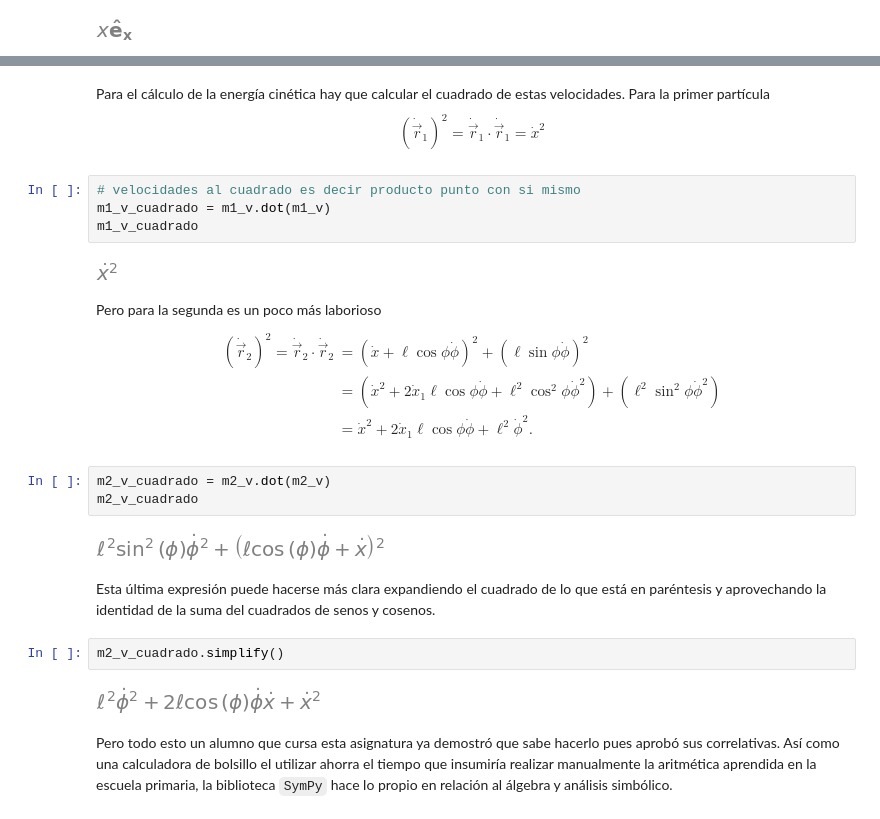
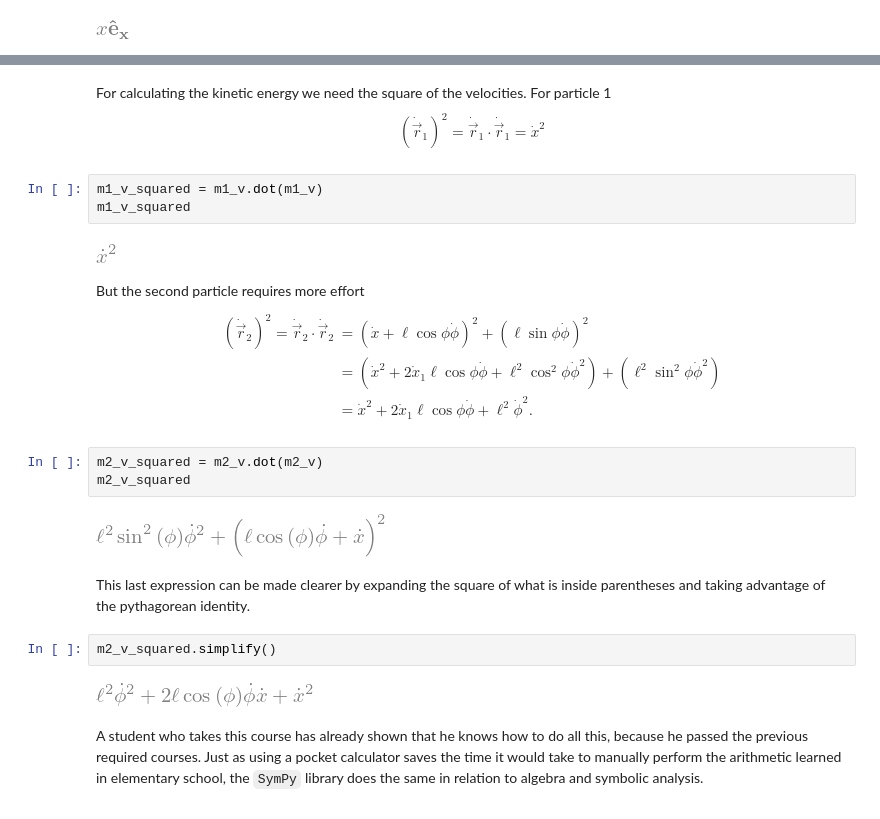
Before and after one commit to unlam/ComputationalAnalyticalMechanics, a Jupyter notebook: 02Energy/kineticEnergy.ipynb, the cells around one changed output, grey strips where cells are left out. Cells and saved outputs as stored; diff of their text form.

```diff
--- a/02Energy/kineticEnergy.ipynb
+++ b/02Energy/kineticEnergy.ipynb
@@ -301,17 +298,16 @@ m2_v
 # %% [markdown]
-Para el cálculo de la energía cinética hay que calcular el cuadrado de estas velocidades.
-Para la primer partícula
+For calculating the kinetic energy we need the square of the velocities.
+For particle 1
 $$
 \left(\dot{\vec{r}}_1 \right)^2 = \dot{\vec{r}}_1 \cdot \dot{\vec{r}}_1 = \dot{x}^2
 $$
 # %%
-# velocidades al cuadrado es decir producto punto con si mismo
-m1_v_cuadrado = m1_v.dot(m1_v)
-m1_v_cuadrado
+m1_v_squared = m1_v.dot(m1_v)
+m1_v_squared
 # %% [output]
-[figure, old version]
+[figure, new version]
 # %% [markdown]
-Pero para la segunda es un poco más laborioso
+But the second particle requires more effort
 $$
 \begin{aligned}
 \left(\dot{\vec{r}}_2 \right)^2= \dot{\vec{r}}_2 \cdot \dot{\vec{r}}_2
@@ -321,17 +317,17 @@ $$
 \end{aligned}
 $$
 # %%
-m2_v_cuadrado = m2_v.dot(m2_v)
-m2_v_cuadrado
+m2_v_squared = m2_v.dot(m2_v)
+m2_v_squared
 # %% [output]
-[figure, old version]
+[figure, new version]
 # %% [markdown]
-Esta última expresión puede hacerse más clara expandiendo el cuadrado de lo que está en paréntesis y aprovechando la identidad de la suma del cuadrados de senos y cosenos.
+This last expression can be made clearer by expanding the square of what is inside parentheses and taking advantage of the pythagorean identity.
 # %%
-m2_v_cuadrado.simplify()
+m2_v_squared.simplify()
 # %% [output]
-[figure, old version]
+[figure, new version]
 # %% [markdown]
-Pero todo esto un alumno que cursa esta asignatura ya demostró que sabe hacerlo pues aprobó sus correlativas.
-Así como una calculadora de bolsillo el utilizar ahorra el tiempo que insumiría realizar manualmente la aritmética aprendida en la escuela primaria, la biblioteca `SymPy` hace lo propio en relación al álgebra y análisis simbólico.
+A student who takes this course has already shown that he knows how to do all this, because he passed the previous required courses.
+Just as using a pocket calculator saves the time it would take to manually perform the arithmetic learned in elementary school, the `SymPy` library does the same in relation to algebra and symbolic analysis.
 # %% [markdown]
```
Also changed, not shown: parts of 60 cells of this notebook, 1 other file.
